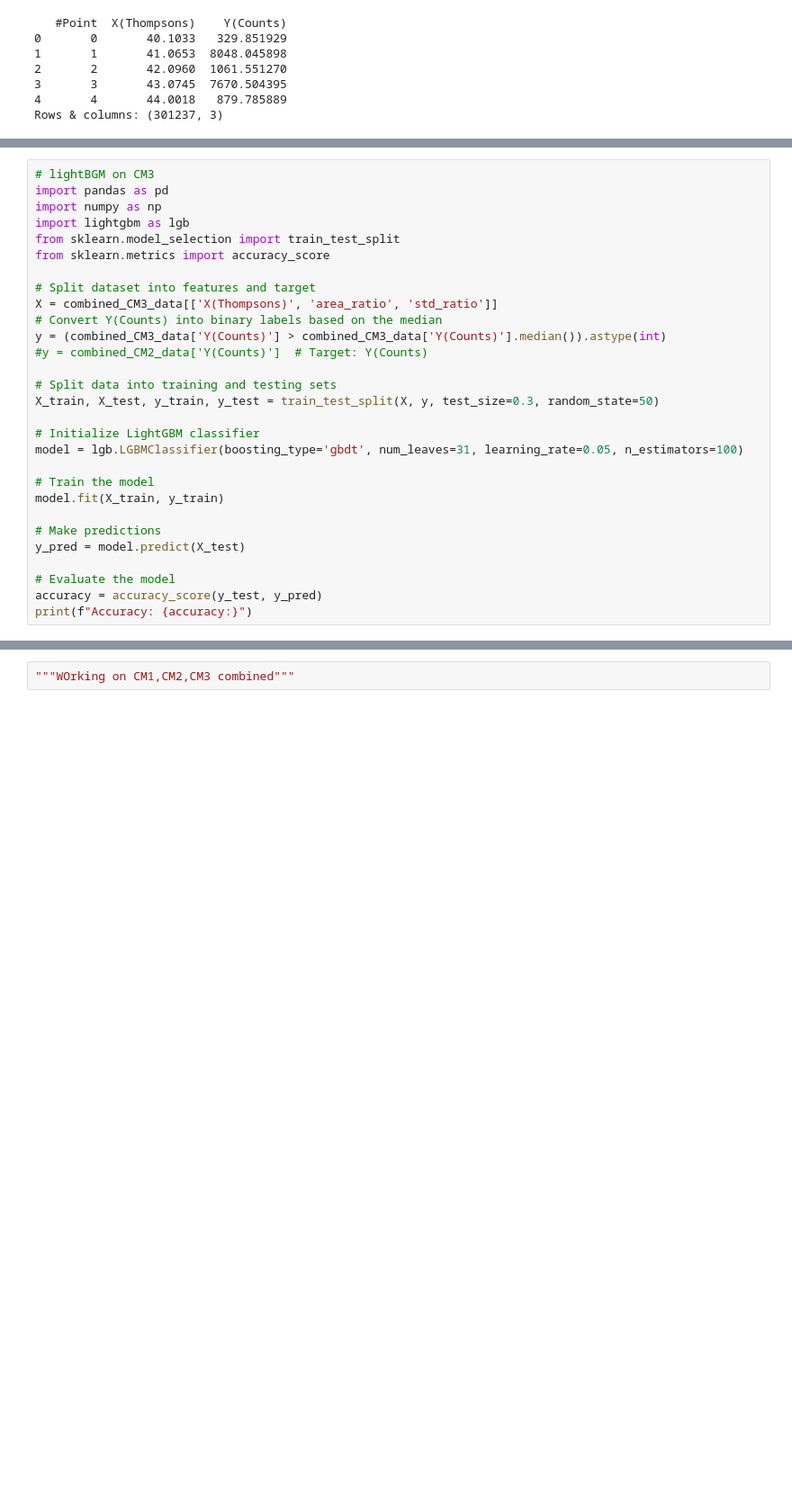
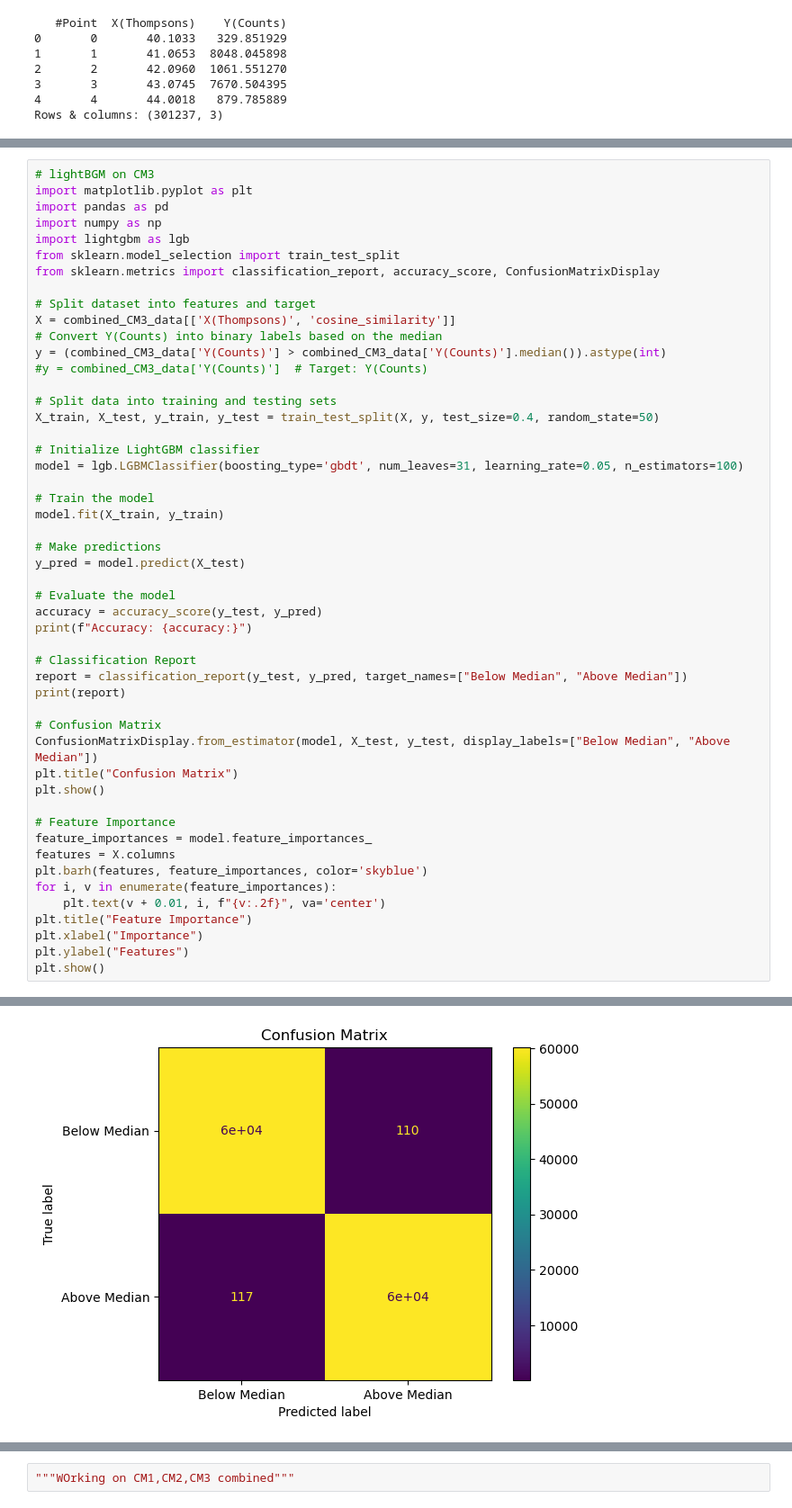
Before and after one commit to mutasim18/Mass-Sceptra-Classification, a Jupyter notebook: Source Code/lightGBM.ipynb, the cells around one changed output, grey strips where cells are left out. Shown: that part at 90% size. Drawn from its saved outputs; the diff is of its cells as text; blank space fills up the shorter version.

```diff
--- a/Source Code/lightGBM.ipynb
+++ b/Source Code/lightGBM.ipynb
@@ -453,19 +535,20 @@ Cheking for missing values :
 # %%
 # lightBGM on CM3
+import matplotlib.pyplot as plt
 import pandas as pd
 import numpy as np
 import lightgbm as lgb
 from sklearn.model_selection import train_test_split
-from sklearn.metrics import accuracy_score
+from sklearn.metrics import classification_report, accuracy_score, ConfusionMatrixDisplay
 
 # Split dataset into features and target
-X = combined_CM3_data[['X(Thompsons)', 'area_ratio', 'std_ratio']]
+X = combined_CM3_data[['X(Thompsons)', 'cosine_similarity']]
 # Convert Y(Counts) into binary labels based on the median
 y = (combined_CM3_data['Y(Counts)'] > combined_CM3_data['Y(Counts)'].median()).astype(int)
-#y = combined_CM2_data['Y(Counts)']  # Target: Y(Counts)
+#y = combined_CM3_data['Y(Counts)']  # Target: Y(Counts)
 
 # Split data into training and testing sets
-X_train, X_test, y_train, y_test = train_test_split(X, y, test_size=0.3, random_state=50)
+X_train, X_test, y_train, y_test = train_test_split(X, y, test_size=0.4, random_state=50)
 
 # Initialize LightGBM classifier
 model = lgb.LGBMClassifier(boosting_type='gbdt', num_leaves=31, learning_rate=0.05, n_estimators=100)
@@ -479,4 +562,24 @@ y_pred = model.predict(X_test)
 # Evaluate the model
 accuracy = accuracy_score(y_test, y_pred)
 print(f"Accuracy: {accuracy:}")
+
+# Classification Report
+report = classification_report(y_test, y_pred, target_names=["Below Median", "Above Median"])
+print(report)
+
+# Confusion Matrix
+ConfusionMatrixDisplay.from_estimator(model, X_test, y_test, display_labels=["Below Median", "Above Median"])
+plt.title("Confusion Matrix")
+plt.show()
+
+# Feature Importance
+feature_importances = model.feature_importances_
+features = X.columns
+plt.barh(features, feature_importances, color='skyblue')
+for i, v in enumerate(feature_importances):
+    plt.text(v + 0.01, i, f"{v:.2f}", va='center')
+plt.title("Feature Importance")
+plt.xlabel("Importance")
+plt.ylabel("Features")
+plt.show()
 # %% [output]
@@ -499,0 +603 @@ Accuracy: 0.9999004116319213
+[figure, added]
```
Also changed, not shown: parts of 8 cells of this notebook.
